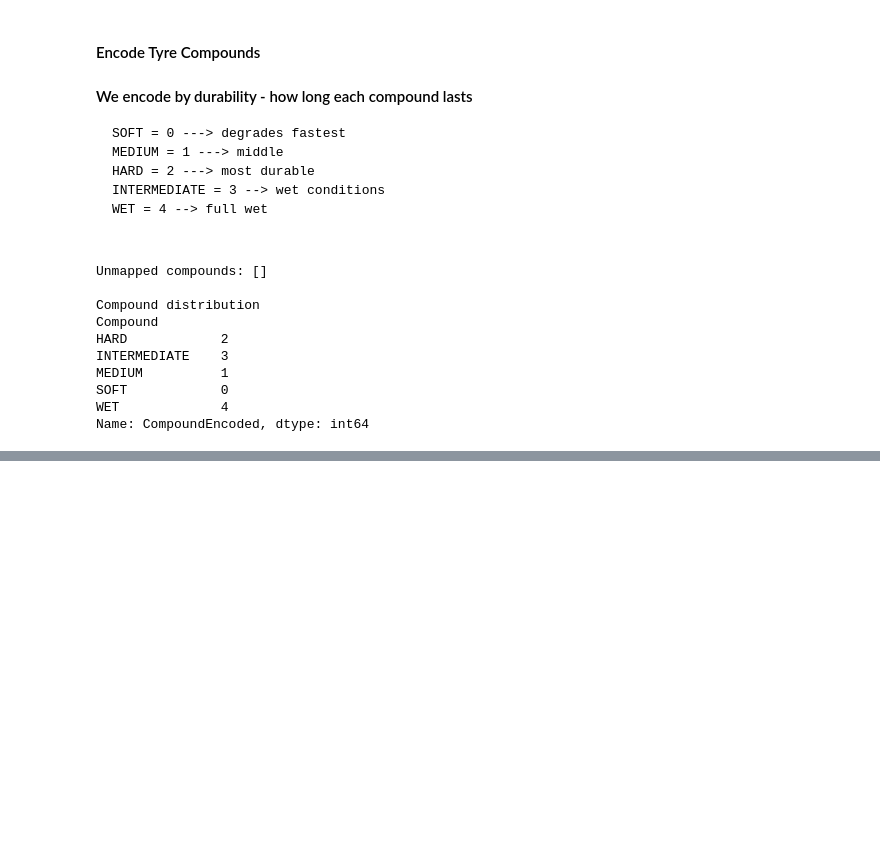
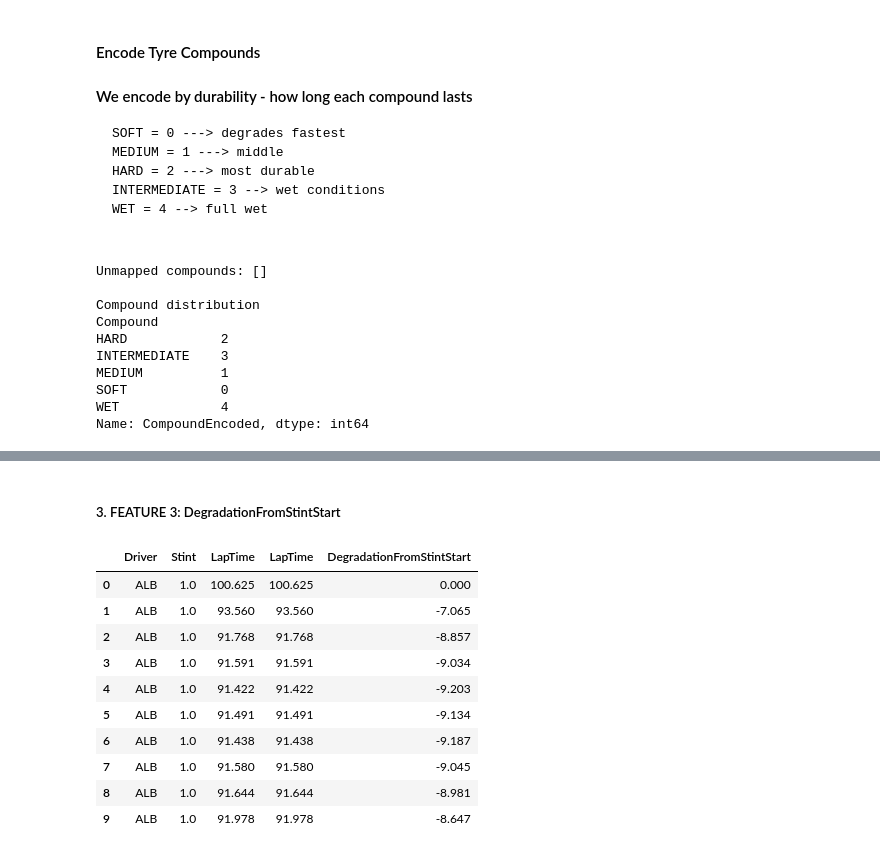
Before and after one commit to the-liyanage/f1-strategy-optimizer, a Jupyter notebook: notebooks/02_feature_engineering.ipynb.ipynb, the cells around one changed output, grey strips where cells are left out. Cells and saved outputs as stored; diff of their text form; code cells hidden in the pictures; blank space fills up the shorter version.

```diff
--- a/notebooks/02_feature_engineering.ipynb.ipynb
+++ b/notebooks/02_feature_engineering.ipynb.ipynb
@@ -247,0 +395,27 @@ Name: CompoundEncoded, dtype: int64
+# %% [markdown]
+##### 3. FEATURE 3: DegradationFromStintStart
+# %%
+# How much slower are we NOW vs lap 1 of this stint?
+# Captures: TOTAL Performance loss on this tyre set
+# eg:  +3.2s means 3.2 seconds slower than when tyre was fresh
+
+df["DegradationFromStintStart"] = df.groupby (
+    ["RaceName", "Driver", "Stint"]
+)["LapTime"].transform(
+    lambda x: x - x.iloc[0]
+)
+
+df[["Driver", "Stint", "LapTime",
+    "LapTime", "DegradationFromStintStart"]].head(10)
+# %% [output]
+|  | Driver | Stint | LapTime | LapTime | DegradationFromStintStart |
+| 0 | ALB | 1.0 | 100.625 | 100.625 | 0.000 |
+| 1 | ALB | 1.0 | 93.560 | 93.560 | -7.065 |
+| 2 | ALB | 1.0 | 91.768 | 91.768 | -8.857 |
+| 3 | ALB | 1.0 | 91.591 | 91.591 | -9.034 |
+| 4 | ALB | 1.0 | 91.422 | 91.422 | -9.203 |
+| 5 | ALB | 1.0 | 91.491 | 91.491 | -9.134 |
+| 6 | ALB | 1.0 | 91.438 | 91.438 | -9.187 |
+| 7 | ALB | 1.0 | 91.580 | 91.580 | -9.045 |
+| 8 | ALB | 1.0 | 91.644 | 91.644 | -8.981 |
+| 9 | ALB | 1.0 | 91.978 | 91.978 | -8.647 |
```
Also changed, not shown: parts of 15 cells of this notebook.
